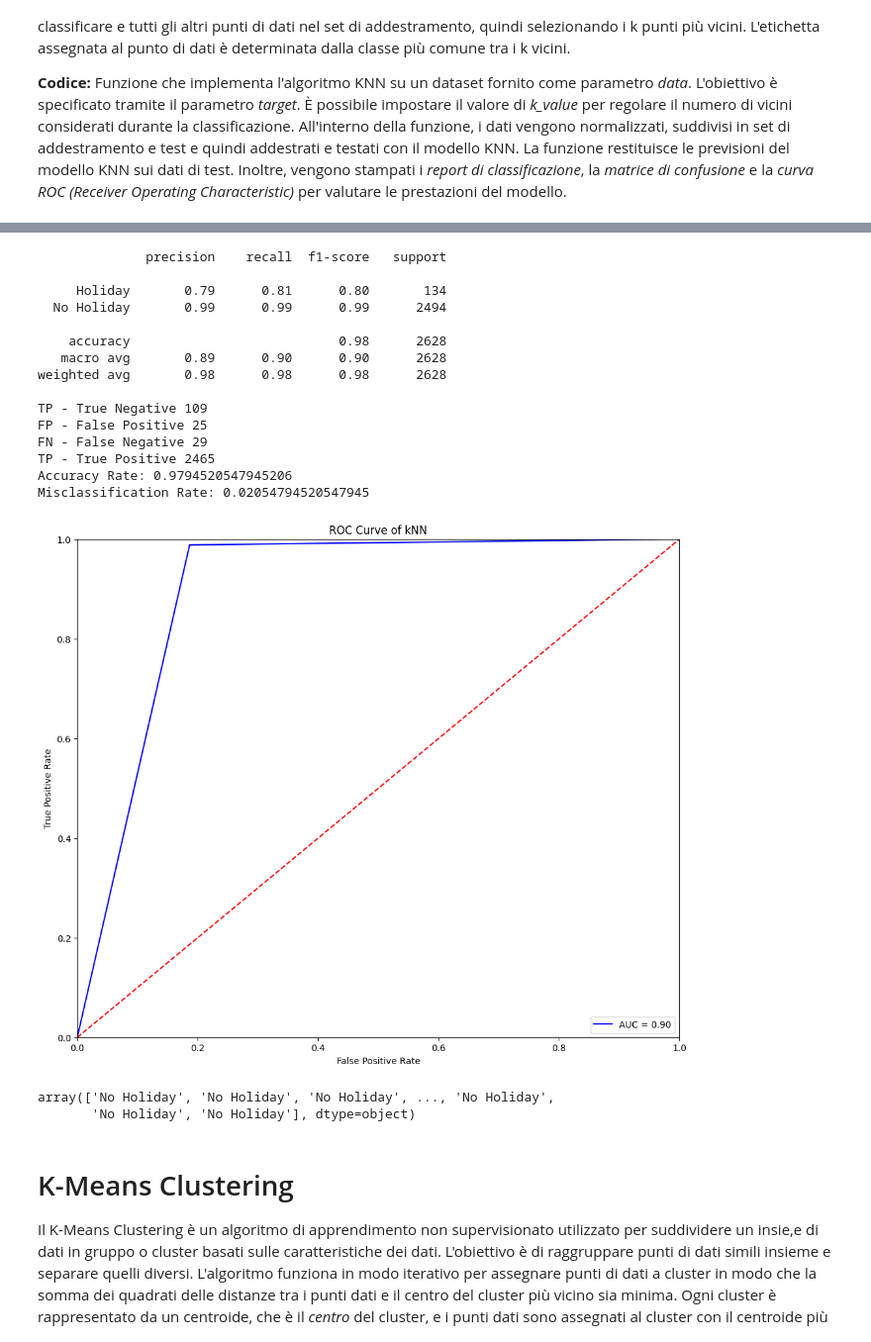
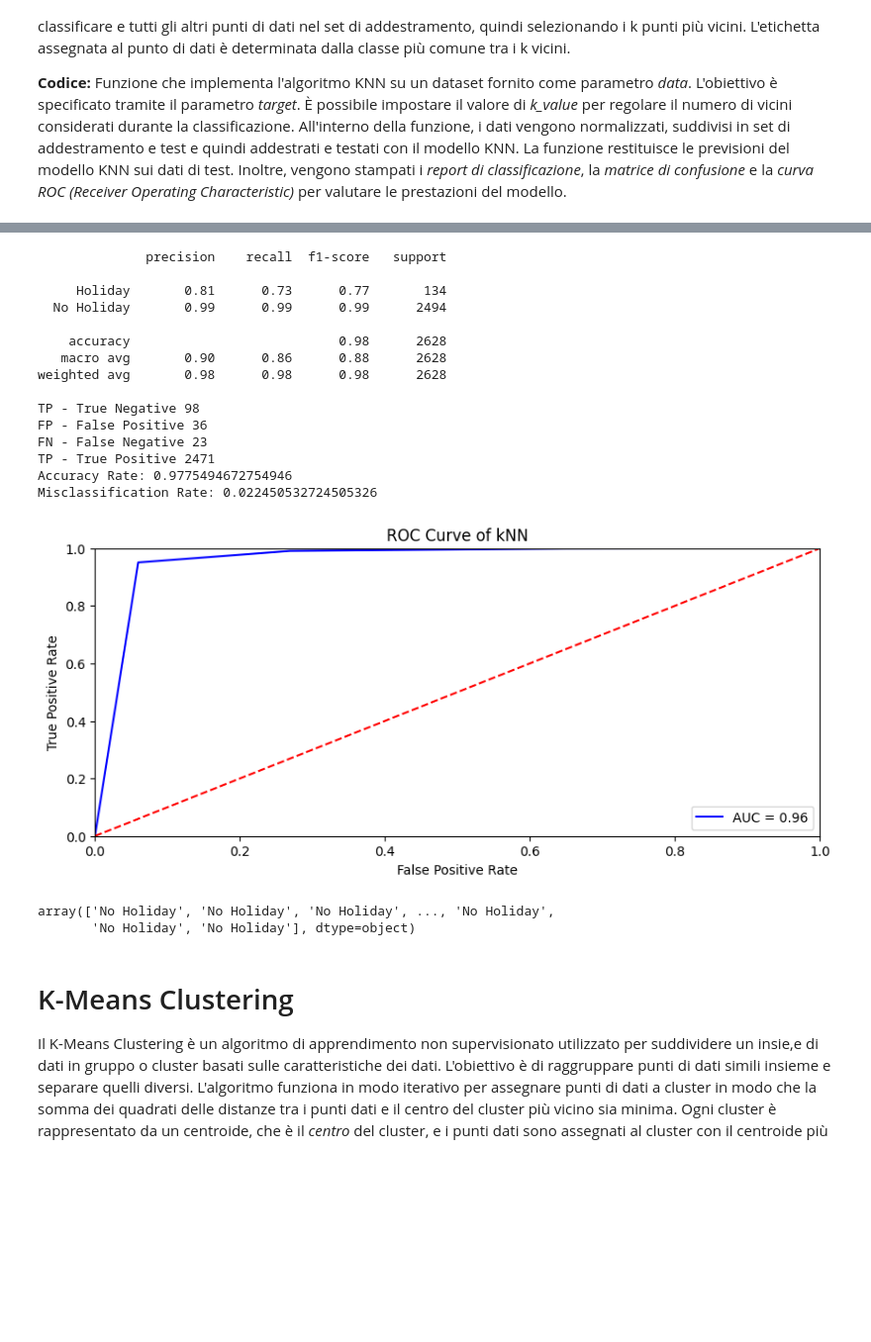
Before and after one commit to KibouToZetsubou/machine-learning-seoul-bikes, a Jupyter notebook: Rausa.ipynb, the cells around one changed output, grey strips where cells are left out. Shown at 99% size. Drawn from its saved outputs; the diff is of its cells as text; code cells hidden in the pictures; blank space fills up the shorter version.

```diff
--- a/Rausa.ipynb
+++ b/Rausa.ipynb
@@ -115,5 +174,3 @@ coeff_matrix_simple = pd.DataFrame(index=ind, columns=col)
 # %%
-models_to_plot = {1:231,3:232,6:233,9:234,12:235,15:236}
-for i in range(1,16):
-    coeff_matrix_simple.iloc[i-1, 0:i+3] = linear_regression(data, i, models_to_plot)
+linear_regression(dataTemp)
 # %% [output]
@@ -248,21 +343,25 @@ def lasso_regression(data, predictors, alpha, models_to_plot={}):
     ret.extend(lassoreg.coef_)
     return ret
 # %%
-#Initialize predictors to all 15 powers of x
-predictors=['X']
-predictors.extend(['X_{}'.format(i) for i in range(2,16)])
+def lasso_regression(data):
+    #Initialize predictors to all 15 powers of x
+    predictors=['X']
+    predictors.extend(['X_{}'.format(i) for i in range(2,16)])
 
-#Define the alpha values to test
-alpha_lasso = [1e-15, 1e-10, 1e-8, 1e-5,1e-4, 1e-3,1e-2, 1, 5, 10]
+    #Define the alpha values to test
+    alpha_lasso = [1e-15, 1e-10, 1e-8, 1e-5,1e-4, 1e-3,1e-2, 1, 5, 10]
 
-#Initialize the dataframe to store coefficients
-col = ['rss','rmse','intercept'] + ['coef_X_{}'.format(i) for i in range(1,16)]
-ind = ['alpha_{}'.format(alpha_lasso[i]) for i in range(0,10)]
-coef_matrix_lasso = pd.DataFrame(index=ind, columns=col)
+    #Initialize the dataframe to store coefficients
+    col = ['rss','rmse','intercept'] + ['coef_X_{}'.format(i) for i in range(1,16)]
+    ind = ['alpha_{}'.format(alpha_lasso[i]) for i in range(0,10)]
+    coef_matrix_lasso = pd.DataFrame(index=ind, columns=col)
 
-#Define the models to plot
-models_to_plot = {1e-10:231, 1e-5:232,1e-4:233, 1e-3:234, 1e-2:235, 1:236}
+    #Define the models to plot
+    models_to_plot = {1e-10:231, 1e-5:232,1e-4:233, 1e-3:234, 1e-2:235, 1:236}
 
-#Iterate over the 10 alpha values:
-for i in range(10):
-    coef_matrix_lasso.iloc[i,] = lasso_regression(data, predictors, alpha_lasso[i], models_to_plot)
+    #Iterate over the 10 alpha values:
+    for i in range(10):
+        coef_matrix_lasso.iloc[i,] = lasso_regression_execution(data, predictors, alpha_lasso[i], models_to_plot)
+    pd.options.display.float_format = '{:,.5g}'.format
+    display(coef_matrix_lasso)
+    coef_matrix_lasso.apply(lambda x: sum(x.values==0),axis=1)
@@ -392,9 +490,7 @@ def print_error_rate(data, target):
         error_rate.append(np.mean(pred_i != y_test))
 
     plt.figure(figsize=(10,4))
-    plt.plot(range(1,40), error_rate, color='blue', linestyle='dashed', marker='o', markerfacecolor='red', markersize=10)
+    plt.plot(range(1,40), error_rate, color='blue', linestyle='dashed')
     plt.title('Error Rate vs. K-Values')
     plt.xlabel('K-Values')
     plt.ylabel('Error Rate')
-
-print_error_rate(data, 'Holiday')
@@ -403,22 +497,23 @@ print_error_rate(data, 'Holiday')
 # %%
-knn_classification(data, 'Holiday')
+print_error_rate(data, 'Holiday')
+knn_classification(data, 'Holiday', 3)
 # %% [output]
               precision    recall  f1-score   support
 
-     Holiday       0.79      0.81      0.80       134
+     Holiday       0.81      0.73      0.77       134
   No Holiday       0.99      0.99      0.99      2494
 
     accuracy                           0.98      2628
-   macro avg       0.89      0.90      0.90      2628
+   macro avg       0.90      0.86      0.88      2628
 weighted avg       0.98      0.98      0.98      2628
 
-TP - True Negative 109
-FP - False Positive 25
-FN - False Negative 29
-TP - True Positive 2465
-Accuracy Rate: 0.9794520547945206
-Misclassification Rate: 0.02054794520547945
+TP - True Negative 98
+FP - False Positive 36
+FN - False Negative 23
+TP - True Positive 2471
+Accuracy Rate: 0.9775494672754946
+Misclassification Rate: 0.022450532724505326
-[figure, old version]
+[figure, new version]
 array(['No Holiday', 'No Holiday', 'No Holiday', ..., 'No Holiday',
        'No Holiday', 'No Holiday'], dtype=object)
 # %% [markdown]
```
Also changed, not shown: parts of 23 cells of this notebook, 1 other file.
